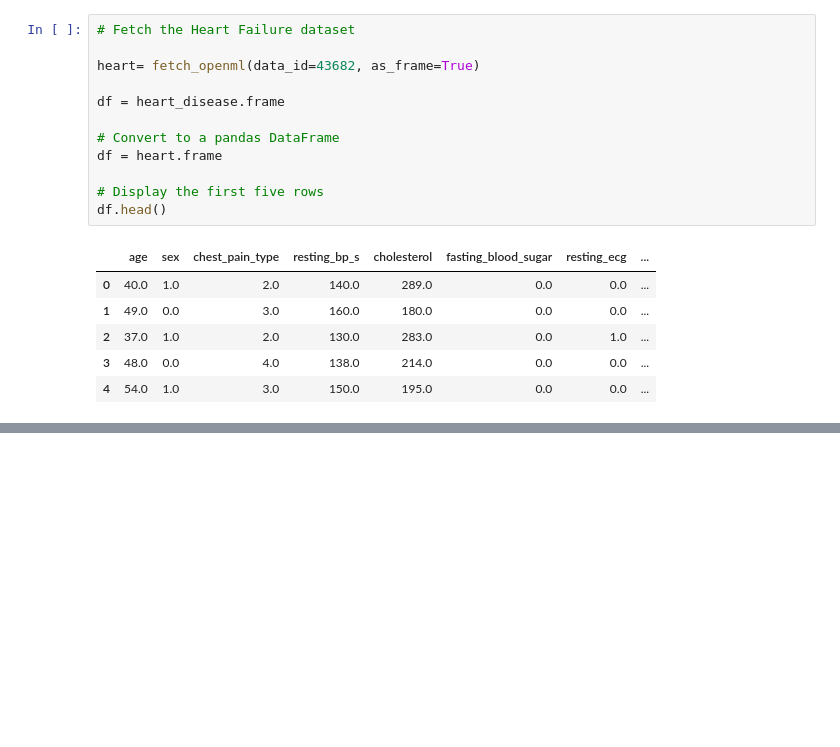
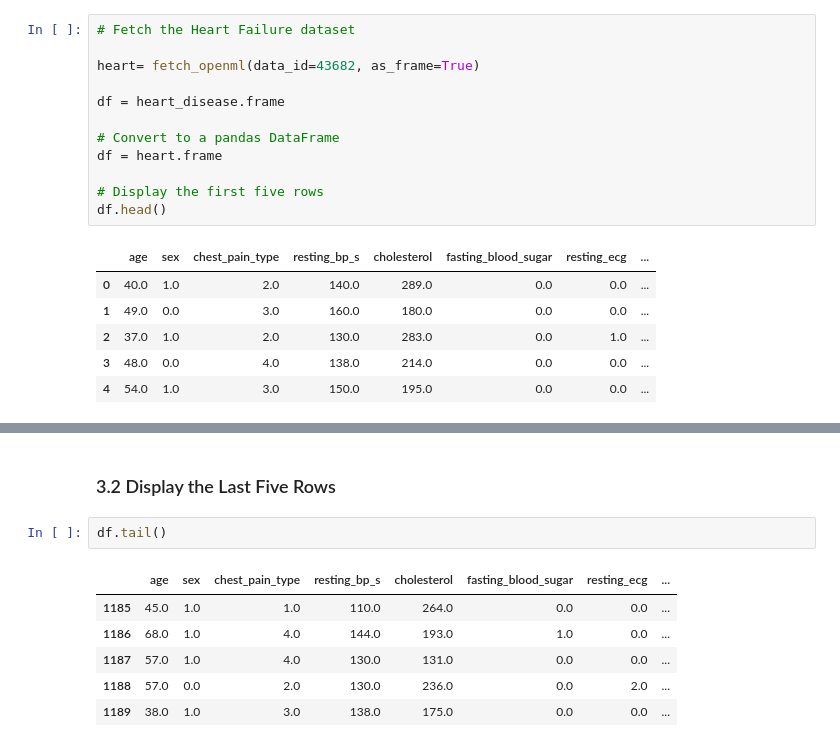
Before and after one commit to Clinton1029/Heart_Failure, a Jupyter notebook: Heart_Failure.ipynb, the cells around one changed output, grey strips where cells are left out. Saved outputs shown, nothing was run; the diff lists cells and outputs as text; blank space fills up the shorter version.

```diff
--- a/Heart_Failure.ipynb
+++ b/Heart_Failure.ipynb
@@ -66,0 +76,11 @@ df.shape
+# %% [markdown]
+### 3.2 Display the Last Five Rows
+# %%
+df.tail()
+# %% [output]
+|  | age | sex | chest_pain_type | resting_bp_s | cholesterol | fasting_blood_sugar | resting_ecg | ... |
+| 1185 | 45.0 | 1.0 | 1.0 | 110.0 | 264.0 | 0.0 | 0.0 | ... |
+| 1186 | 68.0 | 1.0 | 4.0 | 144.0 | 193.0 | 1.0 | 0.0 | ... |
+| 1187 | 57.0 | 1.0 | 4.0 | 130.0 | 131.0 | 0.0 | 0.0 | ... |
+| 1188 | 57.0 | 0.0 | 2.0 | 130.0 | 236.0 | 0.0 | 2.0 | ... |
+| 1189 | 38.0 | 1.0 | 3.0 | 138.0 | 175.0 | 0.0 | 0.0 | ... |
```
Also changed, not shown: parts of 3 cells of this notebook.
